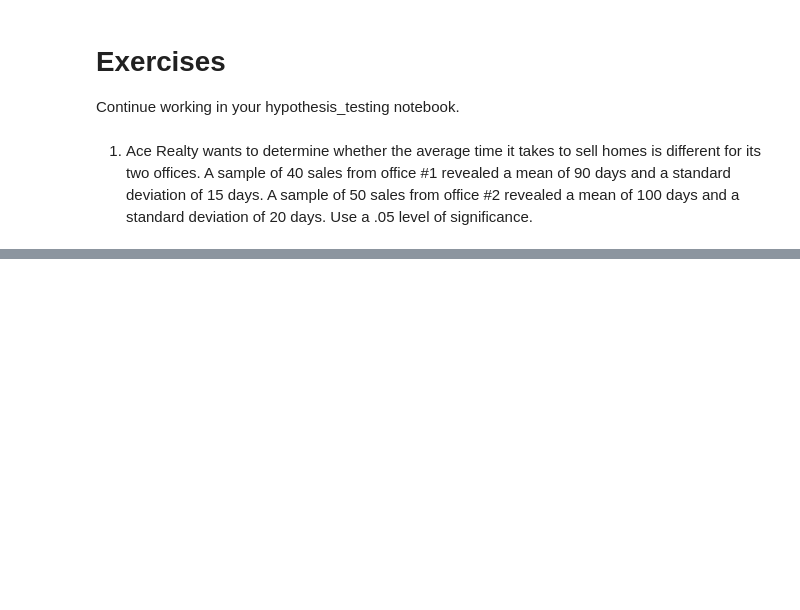
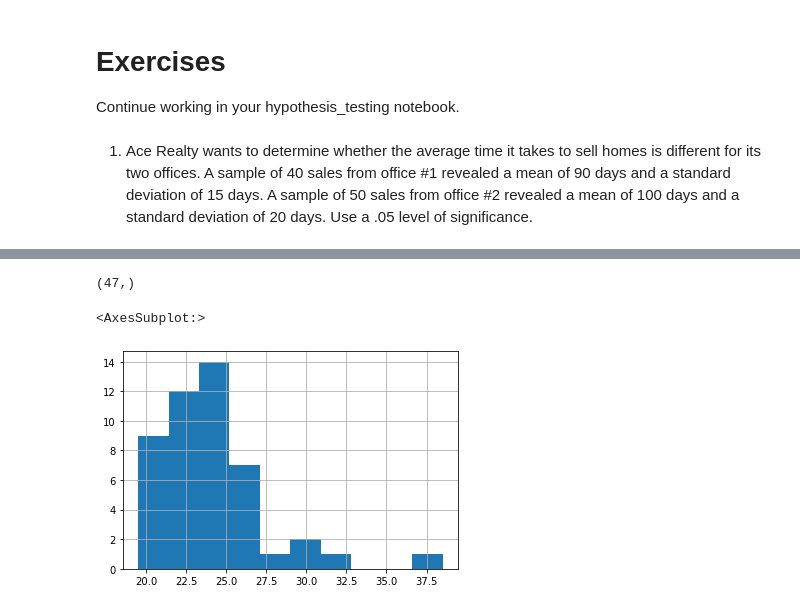
Before and after one commit to LinhQuach13/statistics-exercises, a Jupyter notebook: hypothesis_testing.ipynb, the cells around one changed output, grey strips where cells are left out. Cells and saved outputs as stored; diff of their text form; code cells hidden in the pictures; blank space fills up the shorter version.

```diff
--- a/hypothesis_testing.ipynb
+++ b/hypothesis_testing.ipynb
@@ -132,0 +210,5 @@ Continue working in your hypothesis_testing notebook.
+# %%
+mpg = data('mpg')
+
+
+mpg
@@ -132,0 +250,4 @@ Continue working in your hypothesis_testing notebook.
+# %%
+mpg["average_mileage"]= (mpg.hwy + mpg.cty)/2
+
+mpg
@@ -132,0 +352,5 @@ Continue working in your hypothesis_testing notebook.
+# %%
+cars_compact_mpg= mpg.average_mileage[mpg['class'] == 'compact']
+
+
+cars_compact_mpg
@@ -132,0 +375,9 @@ Continue working in your hypothesis_testing notebook.
+# %%
+cars_compact_mpg.shape
+# %% [output]
+(47,)
+# %%
+cars_compact_mpg.hist()
+# %% [output]
+<AxesSubplot:>
+[figure, added]
```
Also changed, not shown: parts of 41 cells of this notebook.
